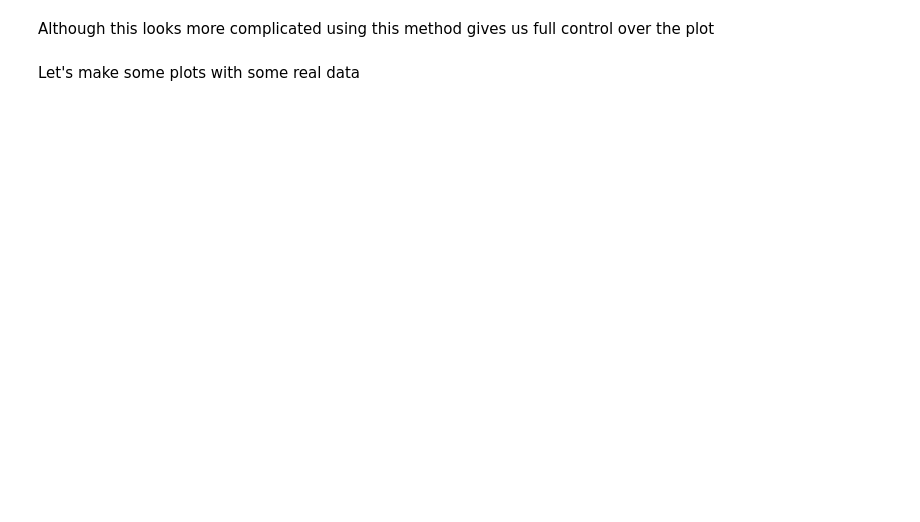
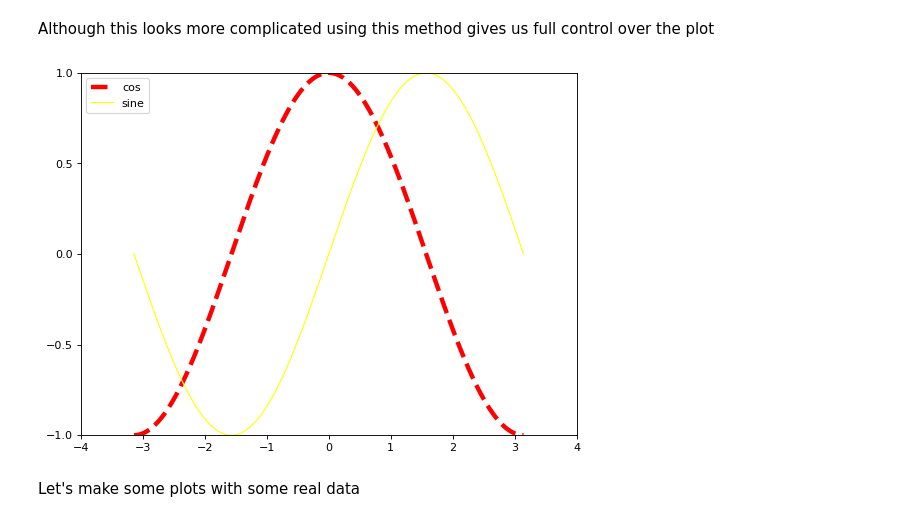
Before and after one commit to makangd/python, a Jupyter notebook: 02_DataAnalysis.ipynb, the cells around one changed output. Drawn from its saved outputs; the diff is of its cells as text; code cells hidden in the pictures; blank space fills up the shorter version.

```diff
--- a/02_DataAnalysis.ipynb
+++ b/02_DataAnalysis.ipynb
@@ -928,32 +1288,34 @@ axes2.set_title('Axes 2 Title');
 # %%
 import numpy as np
 import matplotlib.pyplot as plt
 
 # Figure size
 plt.figure(figsize=(8, 6), dpi=80)
 
 
 # new subplot
 plt.subplot(1, 1, 1)
 X = np.linspace(-np.pi, np.pi, 256, endpoint=True)
 C, S = np.cos(X), np.sin(X)
 # Plot cosine
-plt.plot(X, C, color="red", linewidth=4.0, linestyle="-",label='cosine')
+plt.plot(X, C, color="red", linewidth=4.0, linestyle="--",label='cos')
 # Plot sine
 plt.plot(X, S, color="yellow", linewidth=1.0, linestyle="-",label='sine')
 # X-axes limits
 plt.xlim(-4.0, 4.0)
 # X-axes ticks
 plt.xticks(np.linspace(-4, 4, 9, endpoint=True))
 # Y-axes limits
 plt.ylim(-1.0, 1.0)
 # Y-axes ticks
 plt.yticks(np.linspace(-1, 1, 5, endpoint=True))
 # Save figure using 72 dots per inch
 # plt.savefig("exercice_2.png", dpi=72)
 plt.legend(loc='upper left')
 # Show result on screen
 plt.show()
+# %% [output]
+[figure, added]
 # %% [markdown]
 Let's make some plots with some real data
 # %%
```
Also changed, not shown: parts of 73 cells of this notebook, 19 other files.
